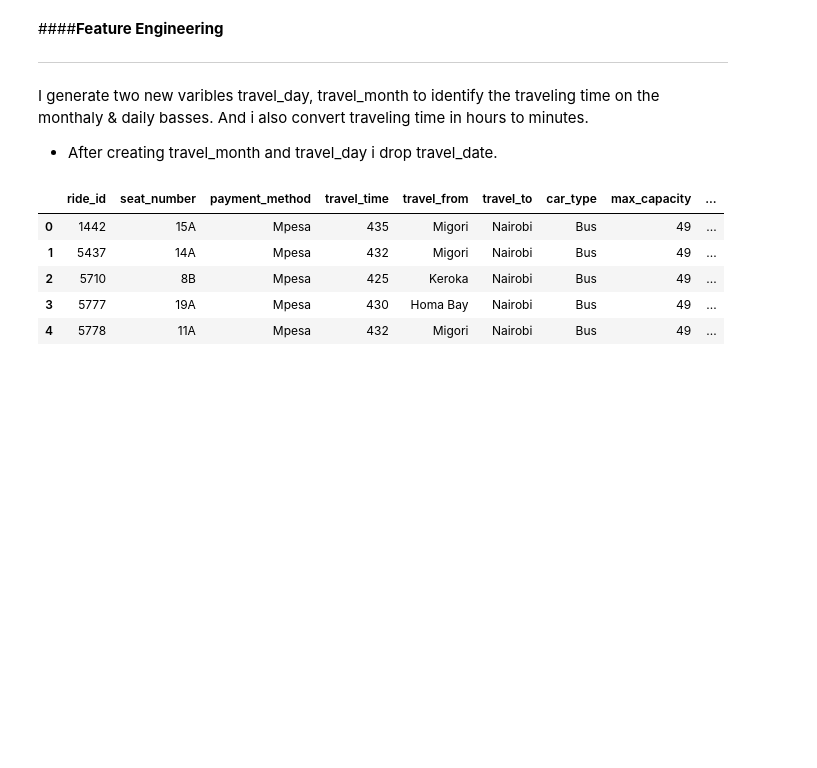
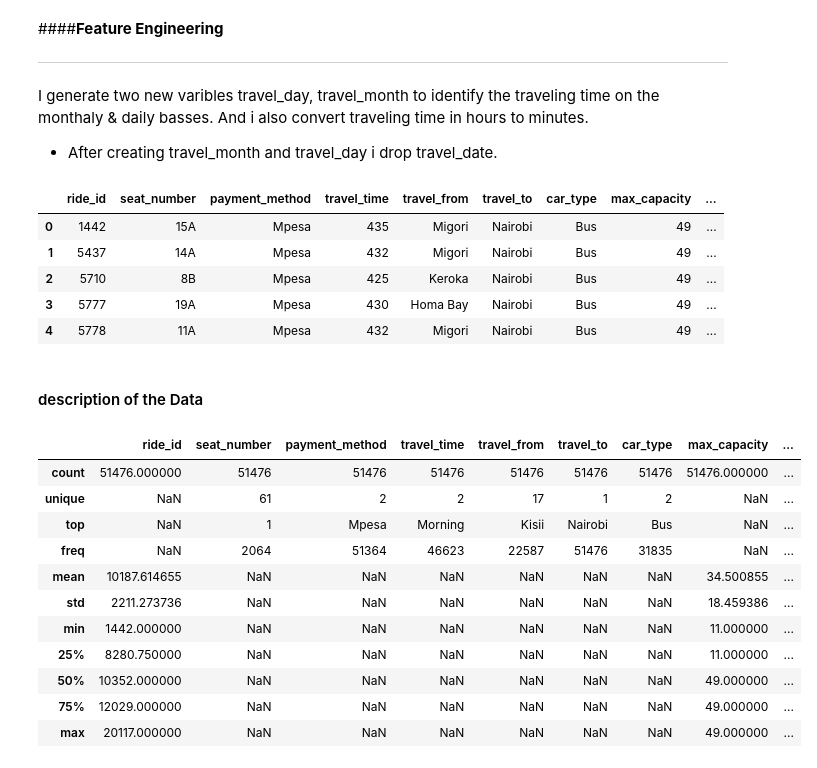
Before and after one commit to Ravinder-Kumar-M/Transport-Demand-Prediction, a Jupyter notebook: Demand_Prediction_for_Public_Transport_Capstone_Project.ipynb, the cells around one changed output. Saved outputs shown, nothing was run; the diff lists cells and outputs as text; code cells hidden in the pictures; blank space fills up the shorter version.

```diff
--- a/Demand_Prediction_for_Public_Transport_Capstone_Project.ipynb
+++ b/Demand_Prediction_for_Public_Transport_Capstone_Project.ipynb
@@ -169,3 +169,20 @@ dataset.head()
 | 4 | 5778 | 11A | Mpesa | 432 | Migori | Nairobi | Bus | 49 | ... |
 # %%
 dataset['travel_time'] = dataset['travel_time'].apply(lambda x: 'Morning' if x < 720 else ('Afternoon' if x < 960 else 'Evening'))
+# %% [markdown]
+#### description of the Data
+# %%
+dataset.describe(include='all')
+# %% [output]
+|  | ride_id | seat_number | payment_method | travel_time | travel_from | travel_to | car_type | max_capacity | ... |
+| count | 51476.000000 | 51476 | 51476 | 51476 | 51476 | 51476 | 51476 | 51476.000000 | ... |
+| unique | NaN | 61 | 2 | 2 | 17 | 1 | 2 | NaN | ... |
+| top | NaN | 1 | Mpesa | Morning | Kisii | Nairobi | Bus | NaN | ... |
+| freq | NaN | 2064 | 51364 | 46623 | 22587 | 51476 | 31835 | NaN | ... |
+| mean | 10187.614655 | NaN | NaN | NaN | NaN | NaN | NaN | 34.500855 | ... |
+| std | 2211.273736 | NaN | NaN | NaN | NaN | NaN | NaN | 18.459386 | ... |
+| min | 1442.000000 | NaN | NaN | NaN | NaN | NaN | NaN | 11.000000 | ... |
+| 25% | 8280.750000 | NaN | NaN | NaN | NaN | NaN | NaN | 11.000000 | ... |
+| 50% | 10352.000000 | NaN | NaN | NaN | NaN | NaN | NaN | 49.000000 | ... |
+| 75% | 12029.000000 | NaN | NaN | NaN | NaN | NaN | NaN | 49.000000 | ... |
+| max | 20117.000000 | NaN | NaN | NaN | NaN | NaN | NaN | 49.000000 | ... |
```
Also changed, not shown: parts of 3 cells of this notebook.
